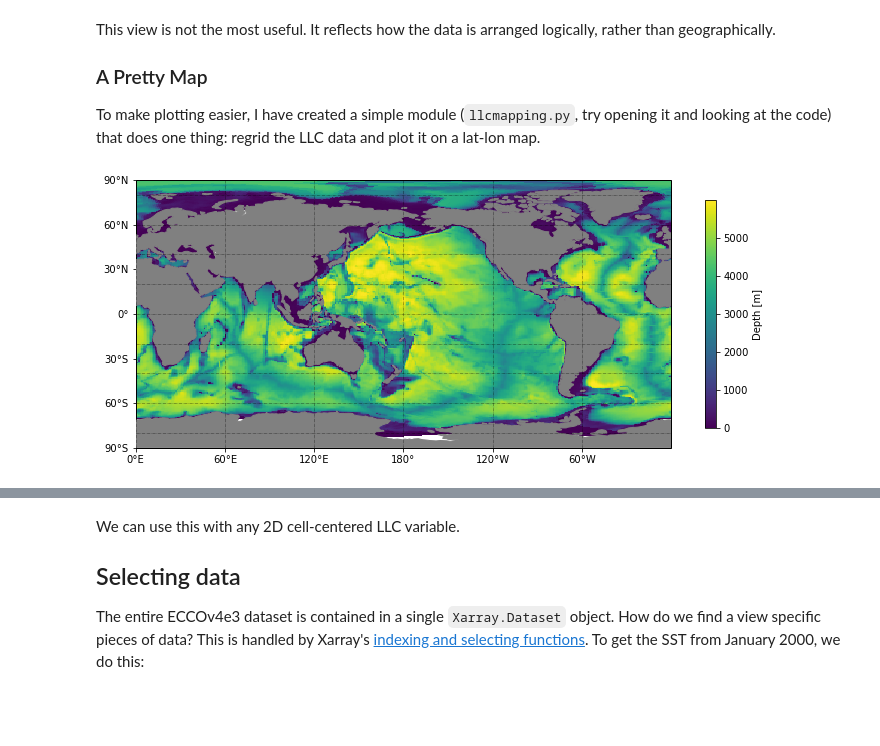
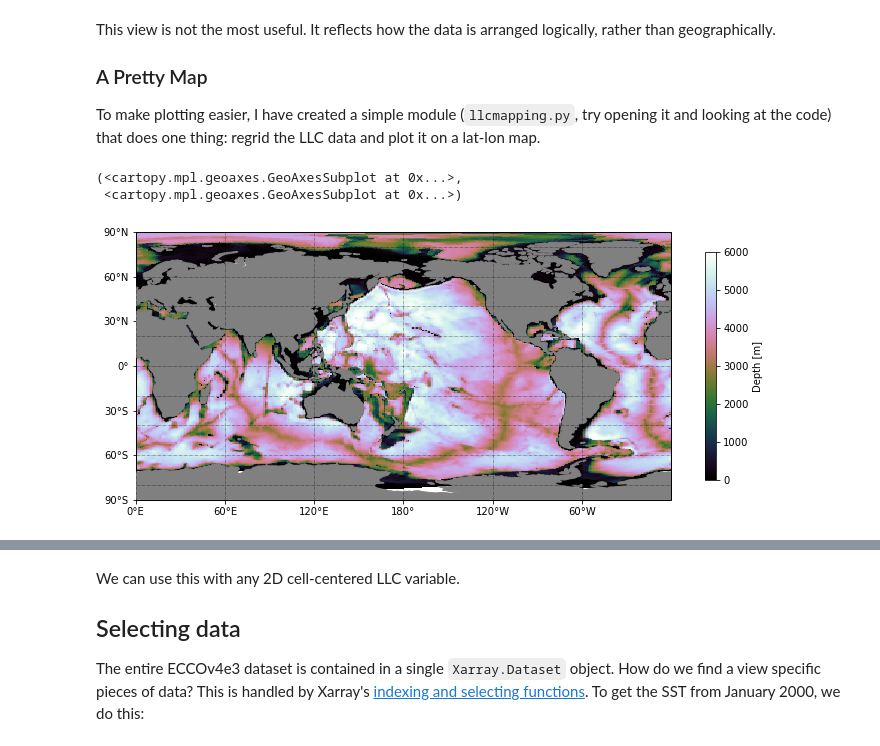
Before and after one commit to cpatrizio88/pangeo_ECCO, a Jupyter notebook: test_ecco.ipynb, the cells around one changed output, grey strips where cells are left out. Saved outputs shown, nothing was run; the diff lists cells and outputs as text; code cells hidden in the pictures; blank space fills up the shorter version.

```diff
--- a/test_ecco.ipynb
+++ b/test_ecco.ipynb
@@ -118,9 +100,11 @@ To make plotting easier, I have created a simple module (`llcmapping.py`, try op
 # %%
 import importlib
 import llcmapping
 importlib.reload(llcmapping)
 from llcmapping import LLCMapper
 mapper = LLCMapper(coords)
-mapper(coords.Depth, lon_0=180, projection_name='PlateCarree');
+mapper(coords.Depth, cmap='cubehelix', vmax=6000,vmin=0)
 # %% [output]
+(<cartopy.mpl.geoaxes.GeoAxesSubplot at 0x...>,
+ <cartopy.mpl.geoaxes.GeoAxesSubplot at 0x...>)
-[figure, old version]
+[figure, new version]
```
Also changed, not shown: parts of 13 cells of this notebook, 4 other files.
